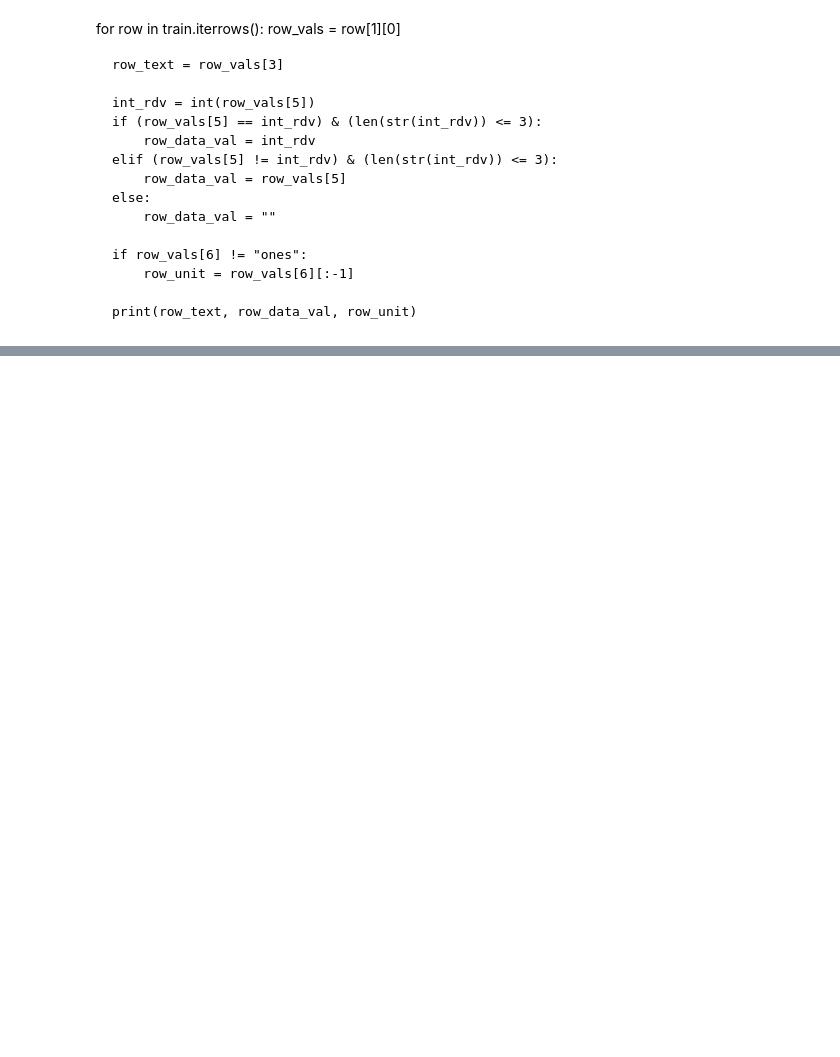
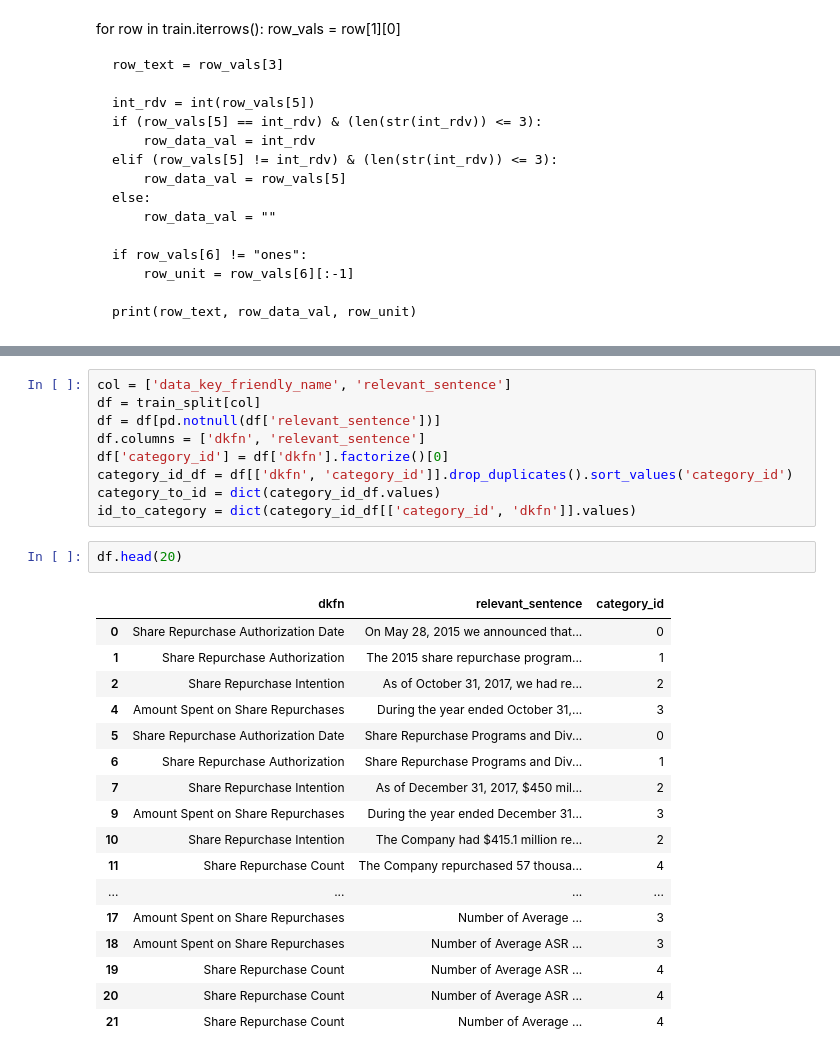
Before and after one commit to DEREJEGETU/data-question-8, a Jupyter notebook: prepare_for_logistic_regression.ipynb, the cells around one changed output, grey strips where cells are left out. Cells and saved outputs as stored; diff of their text form; blank space fills up the shorter version.

```diff
--- a/prepare_for_logistic_regression.ipynb
+++ b/prepare_for_logistic_regression.ipynb
@@ -167,0 +396,29 @@ for row in train.iterrows():
+# %%
+col = ['data_key_friendly_name', 'relevant_sentence']
+df = train_split[col]
+df = df[pd.notnull(df['relevant_sentence'])]
+df.columns = ['dkfn', 'relevant_sentence']
+df['category_id'] = df['dkfn'].factorize()[0]
+category_id_df = df[['dkfn', 'category_id']].drop_duplicates().sort_values('category_id')
+category_to_id = dict(category_id_df.values)
+id_to_category = dict(category_id_df[['category_id', 'dkfn']].values)
+# %%
+df.head(20)
+# %% [output]
+|  | dkfn | relevant_sentence | category_id |
+| 0 | Share Repurchase Authorization Date | On May 28, 2015 we announced that... | 0 |
+| 1 | Share Repurchase Authorization | The 2015 share repurchase program... | 1 |
+| 2 | Share Repurchase Intention | As of October 31, 2017, we had re... | 2 |
+| 4 | Amount Spent on Share Repurchases | During the year ended October 31,... | 3 |
+| 5 | Share Repurchase Authorization Date | Share Repurchase Programs and Div... | 0 |
+| 6 | Share Repurchase Authorization | Share Repurchase Programs and Div... | 1 |
+| 7 | Share Repurchase Intention | As of December 31, 2017, $450 mil... | 2 |
+| 9 | Amount Spent on Share Repurchases | During the year ended December 31... | 3 |
+| 10 | Share Repurchase Intention | The Company had $415.1 million re... | 2 |
+| 11 | Share Repurchase Count | The Company repurchased 57 thousa... | 4 |
+| ... | ... | ... | ... |
+| 17 | Amount Spent on Share Repurchases | Number of Average ... | 3 |
+| 18 | Amount Spent on Share Repurchases | Number of Average ASR ... | 3 |
+| 19 | Share Repurchase Count | Number of Average ASR ... | 4 |
+| 20 | Share Repurchase Count | Number of Average ASR ... | 4 |
+| 21 | Share Repurchase Count | Number of Average ... | 4 |
```
Also changed, not shown: parts of 30 cells of this notebook, 2 other files.
